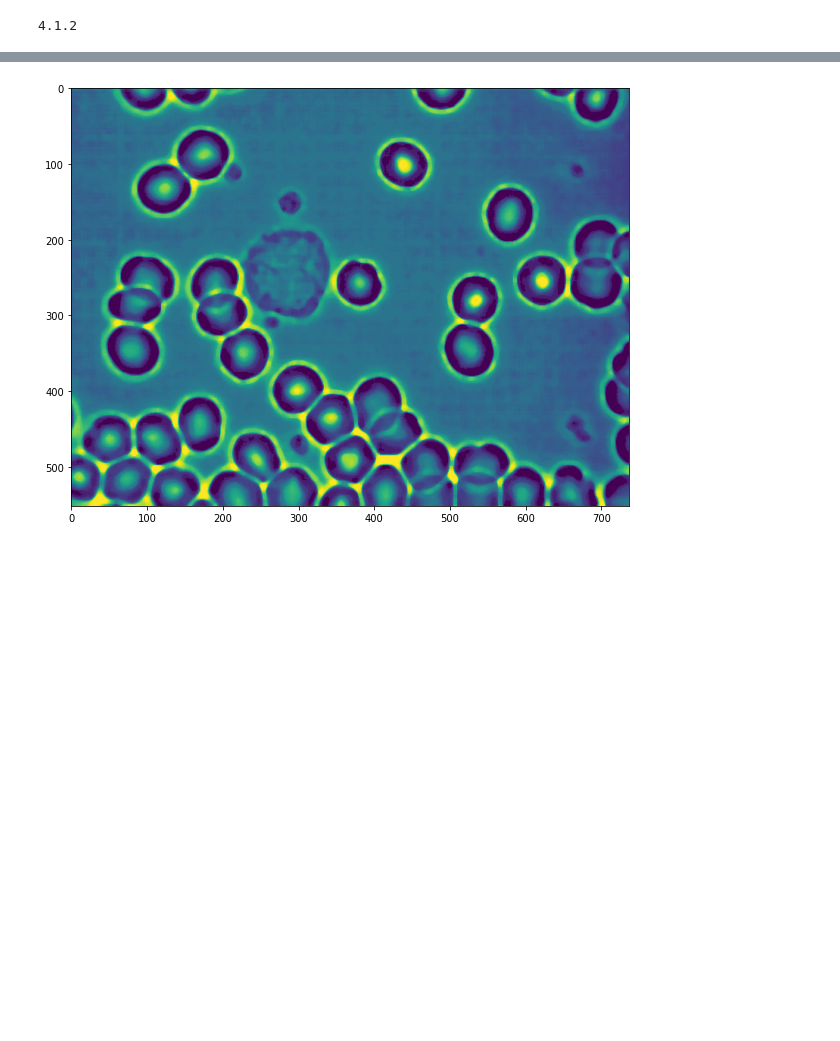
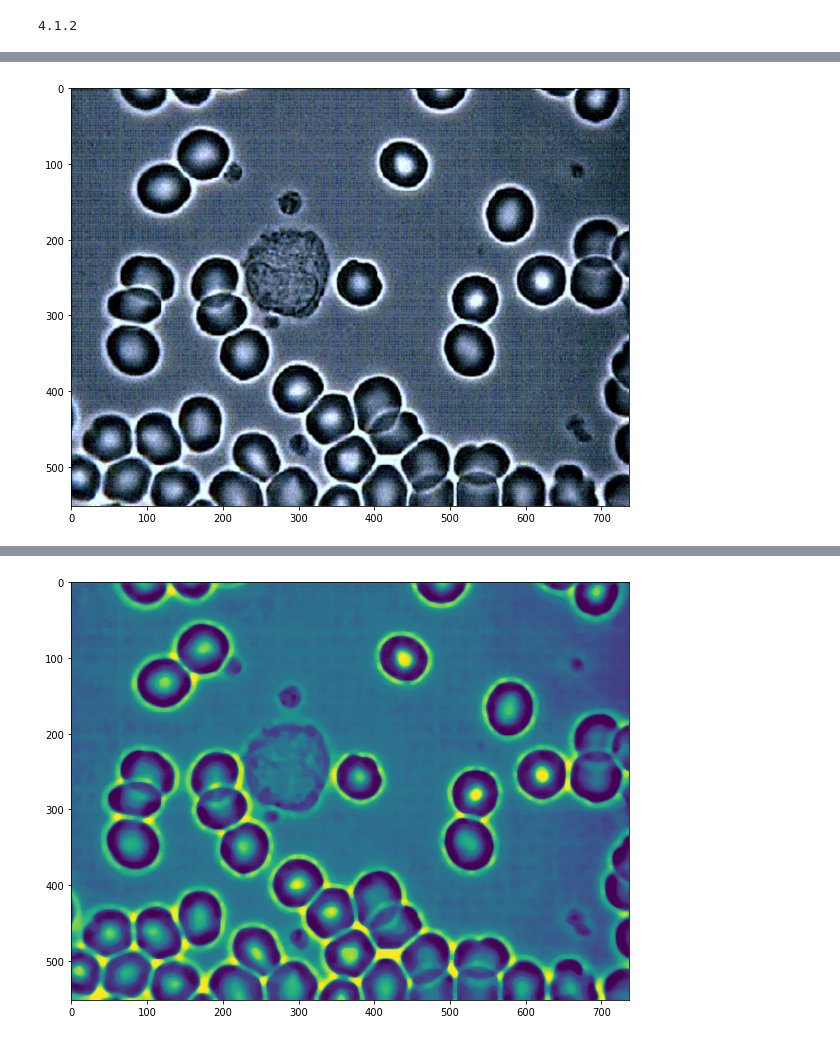
Before and after one commit to NatashaTihonova/ComputerVisionProject, a Jupyter notebook: blood_cells_task.ipynb, the cells around one changed output, grey strips where cells are left out. Cells and saved outputs as stored; diff of their text form; code cells hidden in the pictures; blank space fills up the shorter version.

```diff
--- a/blood_cells_task.ipynb
+++ b/blood_cells_task.ipynb
@@ -30,0 +29,6 @@ showImage(img_blood)
+# %%
+
+original_converted = cv2.cvtColor(original, cv2.COLOR_BGR2RGB) # image to work with
+showImage(original_converted)
+# %% [output]
+[figure, added]
```
Also changed, not shown: parts of 4 cells of this notebook.
